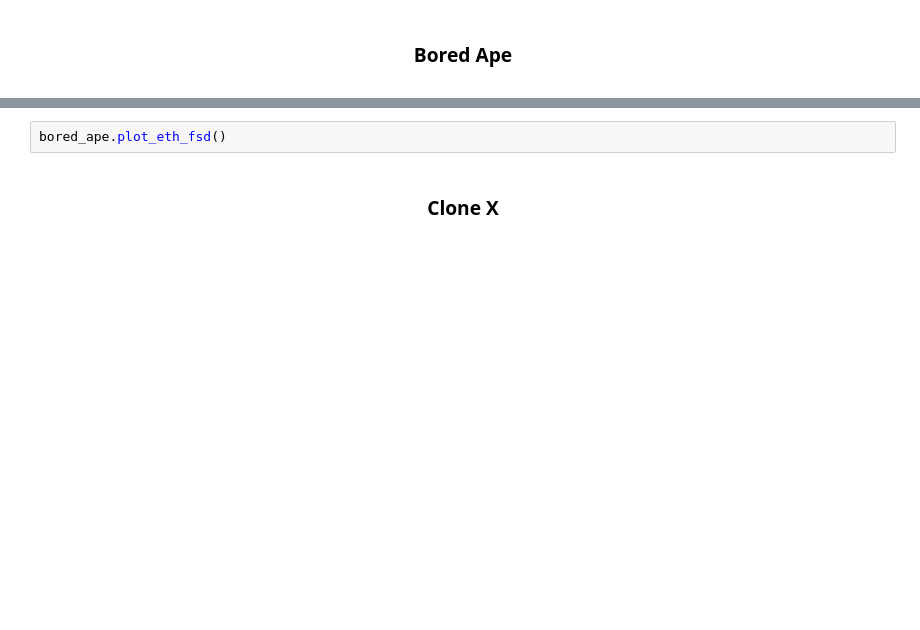
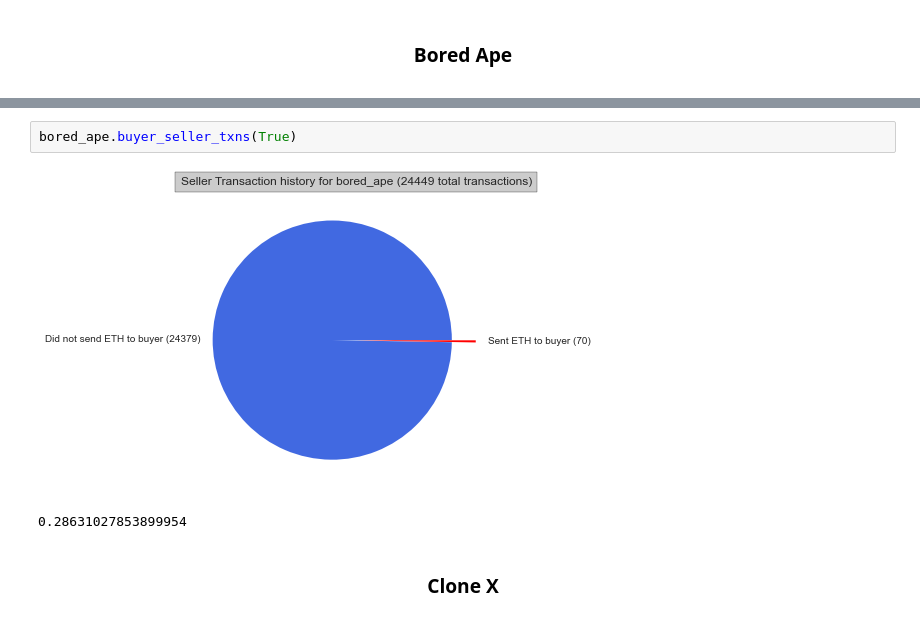
Before and after one commit to Cwolfe13/NFT-Wash-Analysis, a Jupyter notebook: analysis.ipynb, the cells around one changed output, grey strips where cells are left out. Saved outputs shown, nothing was run; the diff lists cells and outputs as text; blank space fills up the shorter version.

```diff
--- a/analysis.ipynb
+++ b/analysis.ipynb
@@ -143,5 +170,8 @@ print(bored_ape.BenfordChiTest())
-# %%
-bored_ape.plot_eth_fsd()
+# %%
+bored_ape.buyer_seller_txns(True)
+# %% [output]
+[figure, added]
+0.28631027853899954
 # %% [markdown]
 <center>
 
```
Also changed, not shown: parts of 131 cells of this notebook.
